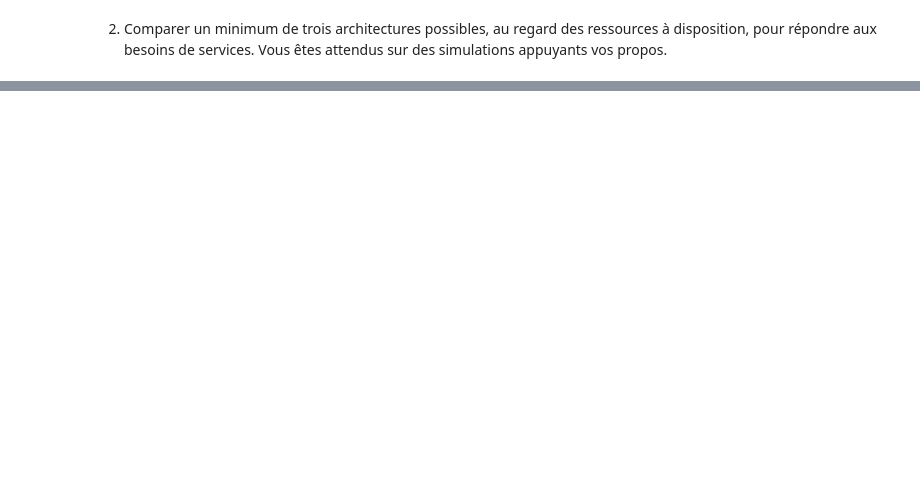
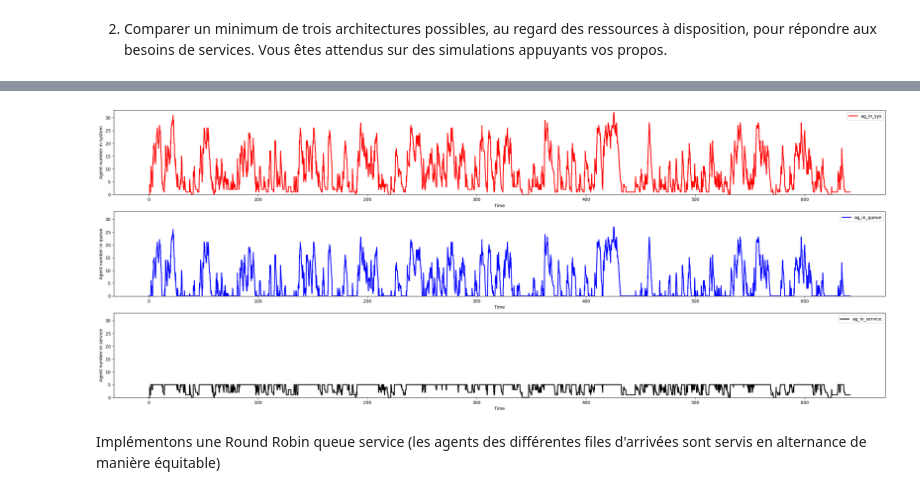
Before and after one commit to Coartix/ERO2, a Jupyter notebook: Analyse et dimensionnement - Enonce.ipynb, the cells around one changed output, grey strips where cells are left out. Cells and saved outputs as stored; diff of their text form; code cells hidden in the pictures; blank space fills up the shorter version.

```diff
--- a/Analyse et dimensionnement - Enonce.ipynb
+++ b/Analyse et dimensionnement - Enonce.ipynb
@@ -607,0 +696,14 @@ Changeons nos valeurs:
+# %%
+fig, axes = plt.subplots(3, 1, figsize=(32, 12))
+counts = ['ag_in_sys','ag_in_queue','ag_in_service']
+labels = ['system', 'queue', 'service']
+colors = ['red', 'blue', 'black']
+
+for i in range(3):
+    timeline.plot(y= counts[i],
+                   use_index=True, ax=axes[i], linewidth=2,drawstyle='steps-mid', color=f'{colors[i]}',
+                   ylabel=f'Agent number in {labels[i]}', xlabel='Time', ylim=[0,max(timeline['ag_in_sys']+1)])
+# %% [output]
+[figure, added]
+# %% [markdown]
+Implémentons une Round Robin queue service (les agents des différentes files d'arrivées sont servis en alternance de manière équitable)
```
Also changed, not shown: parts of 12 cells of this notebook.
